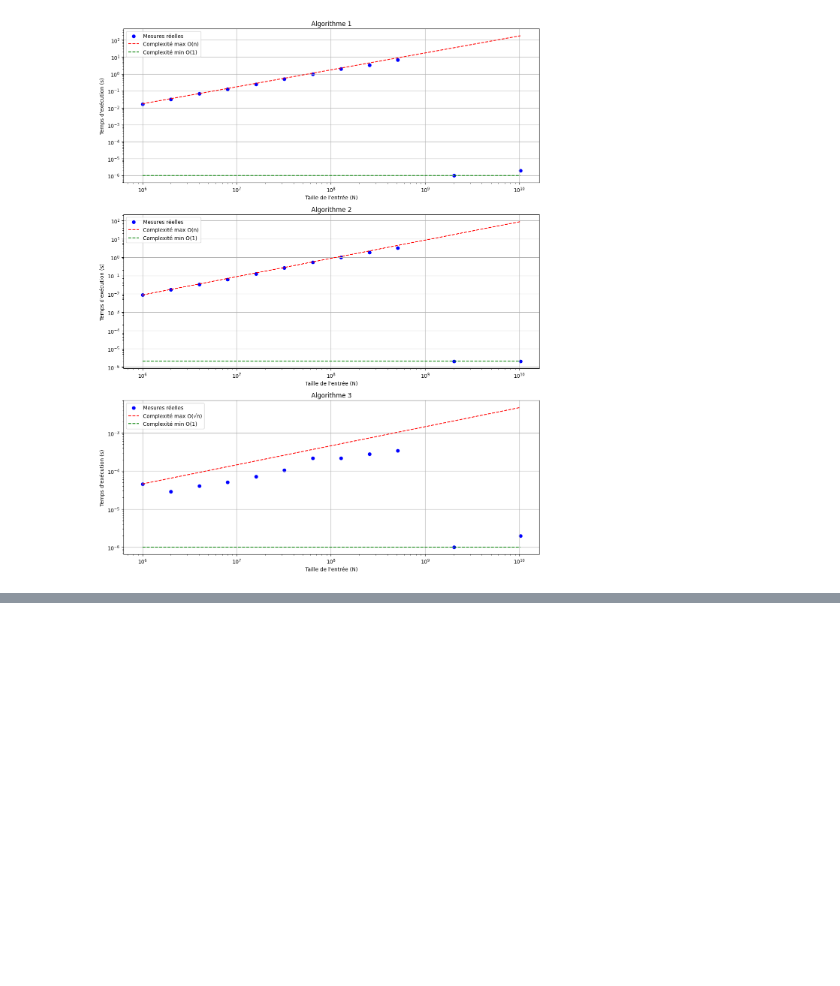
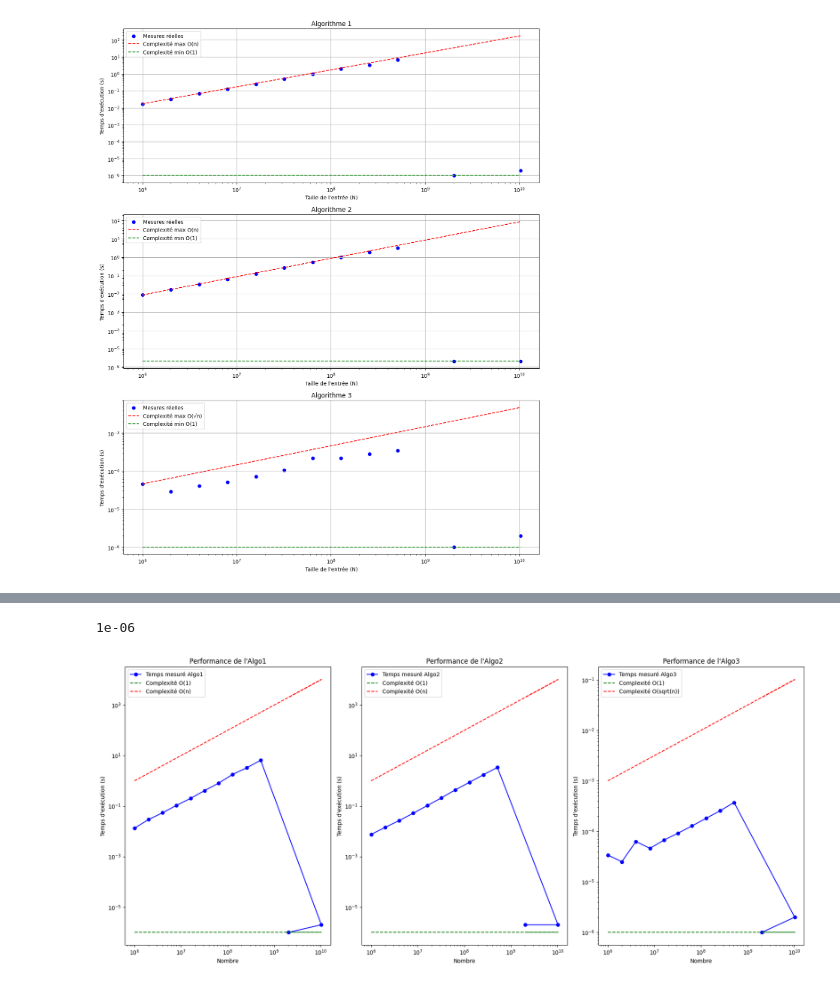
Before and after one commit to ousscher/ESI_2CS_CRP_TP, a Jupyter notebook: TP1/graphs.ipynb, the cells around one changed output, grey strips where cells are left out. Drawn from its saved outputs; the diff is of its cells as text; code cells hidden in the pictures; blank space fills up the shorter version.

```diff
--- a/TP1/graphs.ipynb
+++ b/TP1/graphs.ipynb
@@ -87,0 +157,77 @@ plt.show()
+# %%
+import pandas as pd
+import matplotlib.pyplot as plt
+import numpy as np
+
+# Charger les données du fichier CSV
+# Remplacez 'resultats.csv' par le chemin de votre fichier
+data = pd.read_csv('resultats.csv')
+
+# Supposons que le fichier contient les colonnes : "Nombre", "Texec1", "Texec2", "Texec3"
+nombre = data['Nombre']
+texec1 = data['Texec1']
+texec2 = data['Texec2']
+texec3 = data['Texec3']
+
+# Temps d'exécution d'une instruction (en supposant qu'il s'agit du temps moyen minimum mesuré)
+# temps_instruction = min(min(texec1), min(texec2), min(texec3)) / len(nombre)
+temps_instruction = 0.000001
+print(temps_instruction)
+
+# Générer les complexités théoriques
+# Complexité pour algo1 : O(n)
+complexite_algo1_min = [temps_instruction for _ in nombre]  # O(1)
+complexite_algo1_max = [temps_instruction * n for n in nombre]  # O(n)
+
+# Complexité pour algo2 : O(n/2), donc reste O(n) pour l'estimation
+complexite_algo2_min = [temps_instruction for _ in nombre]  # O(1)
+complexite_algo2_max = [temps_instruction * n for n in nombre]  # O(n)
+
+# Complexité pour algo3 : O(sqrt(n))
+complexite_algo3_min = [temps_instruction for _ in nombre]  # O(1)
+complexite_algo3_max = [temps_instruction * np.sqrt(n) for n in nombre]  # O(sqrt(n))
+
+# Tracer les résultats
+plt.figure(figsize=(18, 8))
+
+# Plot pour Algo1
+plt.subplot(1, 3, 1)
+plt.plot(nombre, texec1, label="Temps mesuré Algo1", color='blue', marker='o')
+plt.plot(nombre, complexite_algo1_min, label="Complexité O(1)", linestyle='--', color='green')
+plt.plot(nombre, complexite_algo1_max, label="Complexité O(n)", linestyle='--', color='red')
+plt.xscale("log")
+plt.yscale("log")
+plt.xlabel("Nombre")
+plt.ylabel("Temps d'exécution (s)")
+plt.title("Performance de l'Algo1")
+plt.legend()
+
+# Plot pour Algo2
+plt.subplot(1, 3, 2)
+plt.plot(nombre, texec2, label="Temps mesuré Algo2", color='blue', marker='o')
+plt.plot(nombre, complexite_algo2_min, label="Complexité O(1)", linestyle='--', color='green')
+plt.plot(nombre, complexite_algo2_max, label="Complexité O(n)", linestyle='--', color='red')
+plt.xscale("log")
+plt.yscale("log")
+plt.xlabel("Nombre")
+plt.ylabel("Temps d'exécution (s)")
+plt.title("Performance de l'Algo2")
+plt.legend()
+
+# Plot pour Algo3
+plt.subplot(1, 3, 3)
+plt.plot(nombre, texec3, label="Temps mesuré Algo3", color='blue', marker='o')
+plt.plot(nombre, complexite_algo3_min, label="Complexité O(1)", linestyle='--', color='green')
+plt.plot(nombre, complexite_algo3_max, label="Complexité O(sqrt(n))", linestyle='--', color='red')
+plt.xscale("log")
+plt.yscale("log")
+plt.xlabel("Nombre")
+plt.ylabel("Temps d'exécution (s)")
+plt.title("Performance de l'Algo3")
+plt.legend()
+
+plt.tight_layout()
+plt.show()
+# %% [output]
+1e-06
+[figure, added]
```
Also changed, not shown: parts of 2 cells of this notebook, 3 other files.
